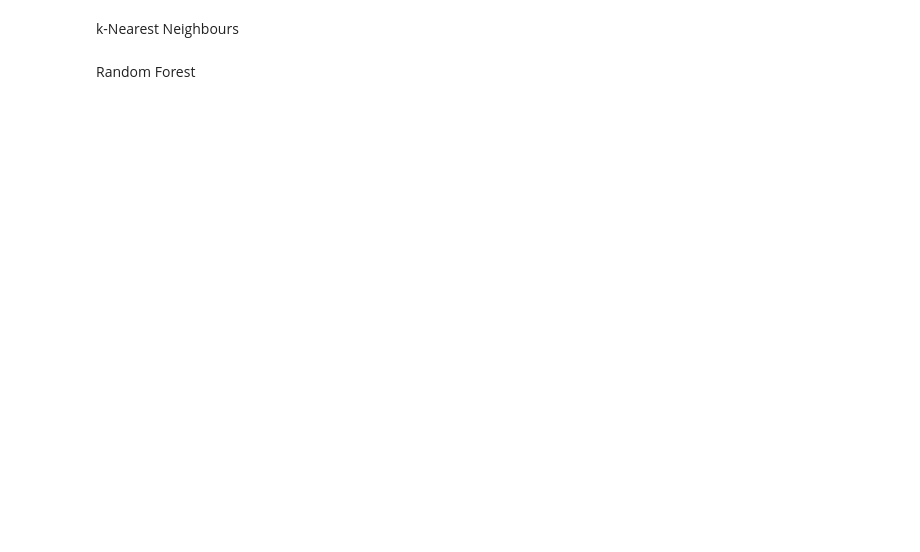
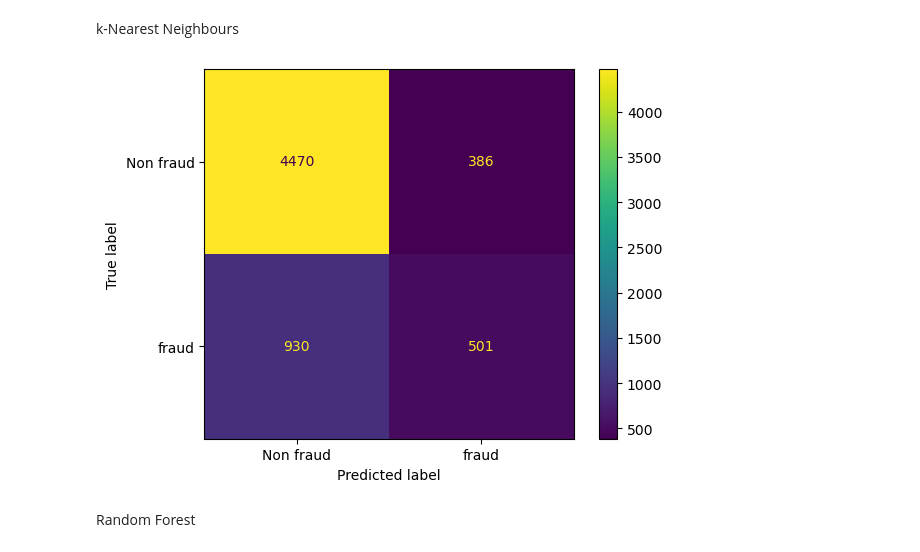
Before and after one commit to asharifo/cs330-hw5, a Jupyter notebook: hw5.ipynb, the cells around one changed output. Cells and saved outputs as stored; diff of their text form; code cells hidden in the pictures; blank space fills up the shorter version.

```diff
--- a/hw5.ipynb
+++ b/hw5.ipynb
@@ -692,11 +697,10 @@ k-Nearest Neighbours
 pipe_knn = make_pipeline(preprocessor, KNeighborsClassifier())
 mean_scores, mean_std = mean_std_cross_val_scores(pipe_knn, X_train, y_train, cv=5, return_train_score=True, scoring=scoring)
 results_dict["knn_default"] = print_results(mean_scores, mean_std)
-# %%
-pipe_knn.fit(X_train_small, y_train_small)
-cm = ConfusionMatrixDisplay.from_estimator(
-    pipe_knn, X_valid, y_valid, values_format="d", display_labels=["Non fraud", "fraud"]
-)
+# %%
+make_cm(pipe_knn)
+# %% [output]
+[figure, added]
 # %% [markdown]
 Random Forest
 # %%
```
Also changed, not shown: parts of 36 cells of this notebook, 1 other file.
